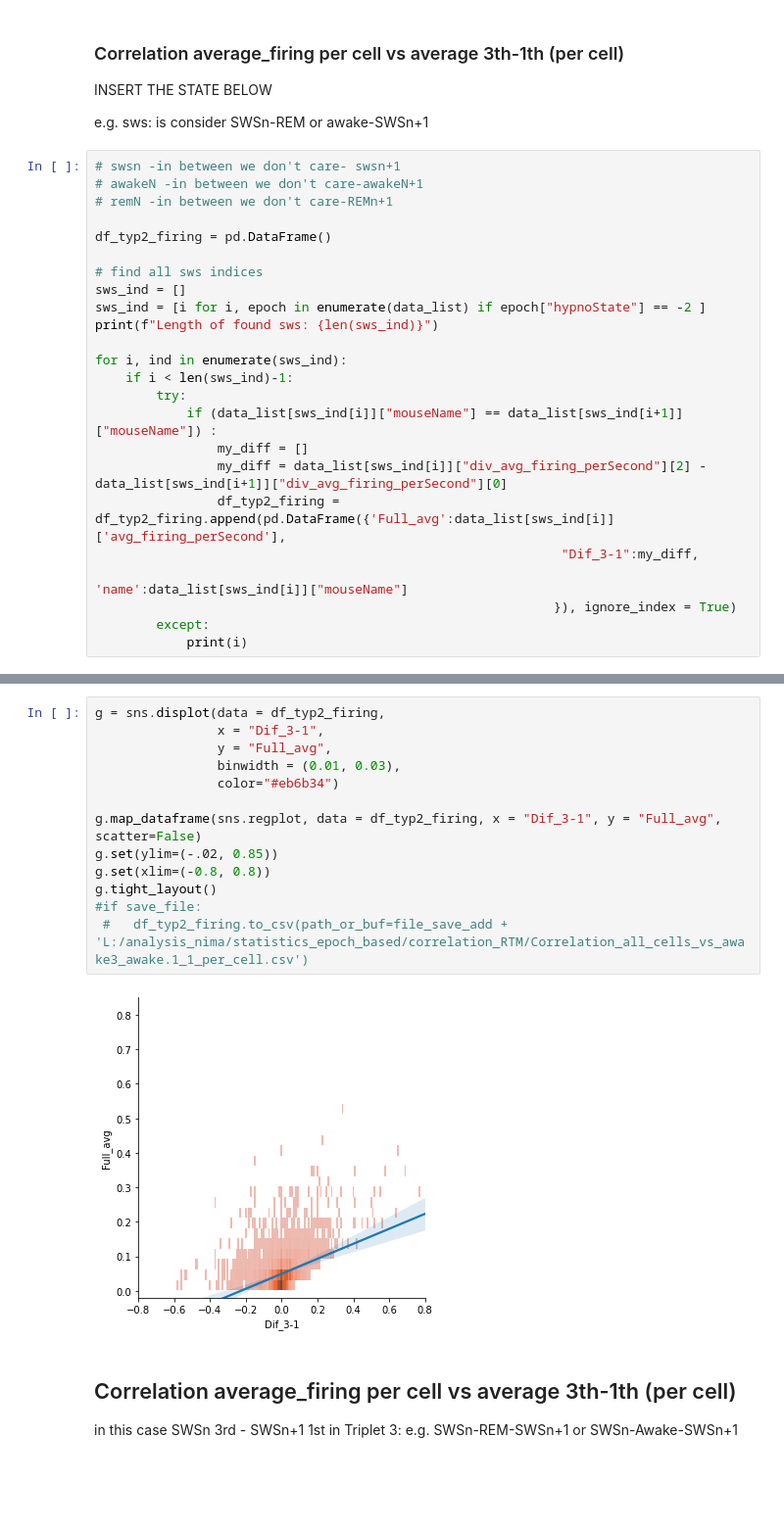
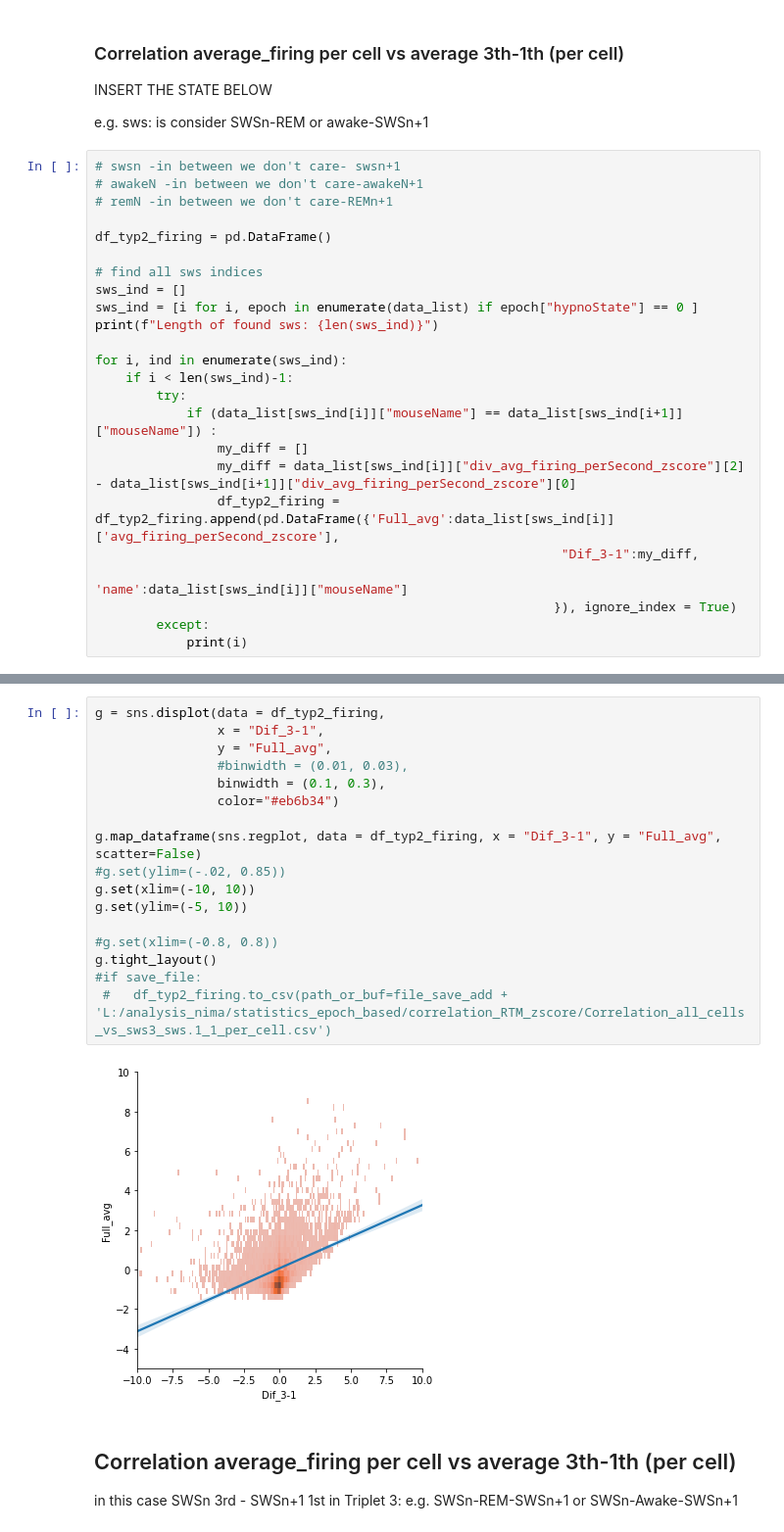
Before and after one commit to NimaMojtahedi/SleepAnalyses, a Jupyter notebook: Correlation_analysis_for_RTM.ipynb, the cells around one changed output, grey strips where cells are left out. Shown at 98% size. Saved outputs shown, nothing was run; the diff lists cells and outputs as text; blank space fills up the shorter version.

```diff
--- a/Correlation_analysis_for_RTM.ipynb
+++ b/Correlation_analysis_for_RTM.ipynb
@@ -302,7 +302,7 @@ df_typ2_firing = pd.DataFrame()
 
 # find all sws indices
 sws_ind = []
-sws_ind = [i for i, epoch in enumerate(data_list) if epoch["hypnoState"] == -2 ]
+sws_ind = [i for i, epoch in enumerate(data_list) if epoch["hypnoState"] == 0 ]
 print(f"Length of found sws: {len(sws_ind)}")
 
 for i, ind in enumerate(sws_ind):
@@ -310,8 +310,8 @@ for i, ind in enumerate(sws_ind):
         try:
             if (data_list[sws_ind[i]]["mouseName"] == data_list[sws_ind[i+1]]["mouseName"]) :
                 my_diff = []
-                my_diff = data_list[sws_ind[i]]["div_avg_firing_perSecond"][2] - data_list[sws_ind[i+1]]["div_avg_firing_perSecond"][0]
-                df_typ2_firing = df_typ2_firing.append(pd.DataFrame({'Full_avg':data_list[sws_ind[i]]['avg_firing_perSecond'],
+                my_diff = data_list[sws_ind[i]]["div_avg_firing_perSecond_zscore"][2] - data_list[sws_ind[i+1]]["div_avg_firing_perSecond_zscore"][0]
+                df_typ2_firing = df_typ2_firing.append(pd.DataFrame({'Full_avg':data_list[sws_ind[i]]['avg_firing_perSecond_zscore'],
                                                              "Dif_3-1":my_diff,
                                                              'name':data_list[sws_ind[i]]["mouseName"]
                                                             }), ignore_index = True)
@@ -322,18 +322,22 @@ Length of found sws: 917
 # %%
 g = sns.displot(data = df_typ2_firing,
                 x = "Dif_3-1",
                 y = "Full_avg",
-                binwidth = (0.01, 0.03),
+                #binwidth = (0.01, 0.03),
+                binwidth = (0.1, 0.3),
                 color="#eb6b34")
 
 g.map_dataframe(sns.regplot, data = df_typ2_firing, x = "Dif_3-1", y = "Full_avg", scatter=False)
-g.set(ylim=(-.02, 0.85))
-g.set(xlim=(-0.8, 0.8))
+#g.set(ylim=(-.02, 0.85))
+g.set(xlim=(-10, 10))
+g.set(ylim=(-5, 10))
+
+#g.set(xlim=(-0.8, 0.8))
 g.tight_layout()
 #if save_file:
- #   df_typ2_firing.to_csv(path_or_buf=file_save_add + 'L:/analysis_nima/statistics_epoch_based/correlation_RTM/Correlation_all_cells_vs_awake3_awake.1_1_per_cell.csv')
+ #   df_typ2_firing.to_csv(path_or_buf=file_save_add + 'L:/analysis_nima/statistics_epoch_based/correlation_RTM_zscore/Correlation_all_cells_vs_sws3_sws.1_1_per_cell.csv')
 # %% [output]
-[figure, old version]
+[figure, new version]
 # %% [markdown]
 ## Correlation average_firing per cell vs average 3th-1th (per cell)
 in this case SWSn 3rd - SWSn+1 1st in Triplet 3: e.g. SWSn-REM-SWSn+1 or SWSn-Awake-SWSn+1
```
Also changed, not shown: parts of 9 cells of this notebook, 9 other files.
